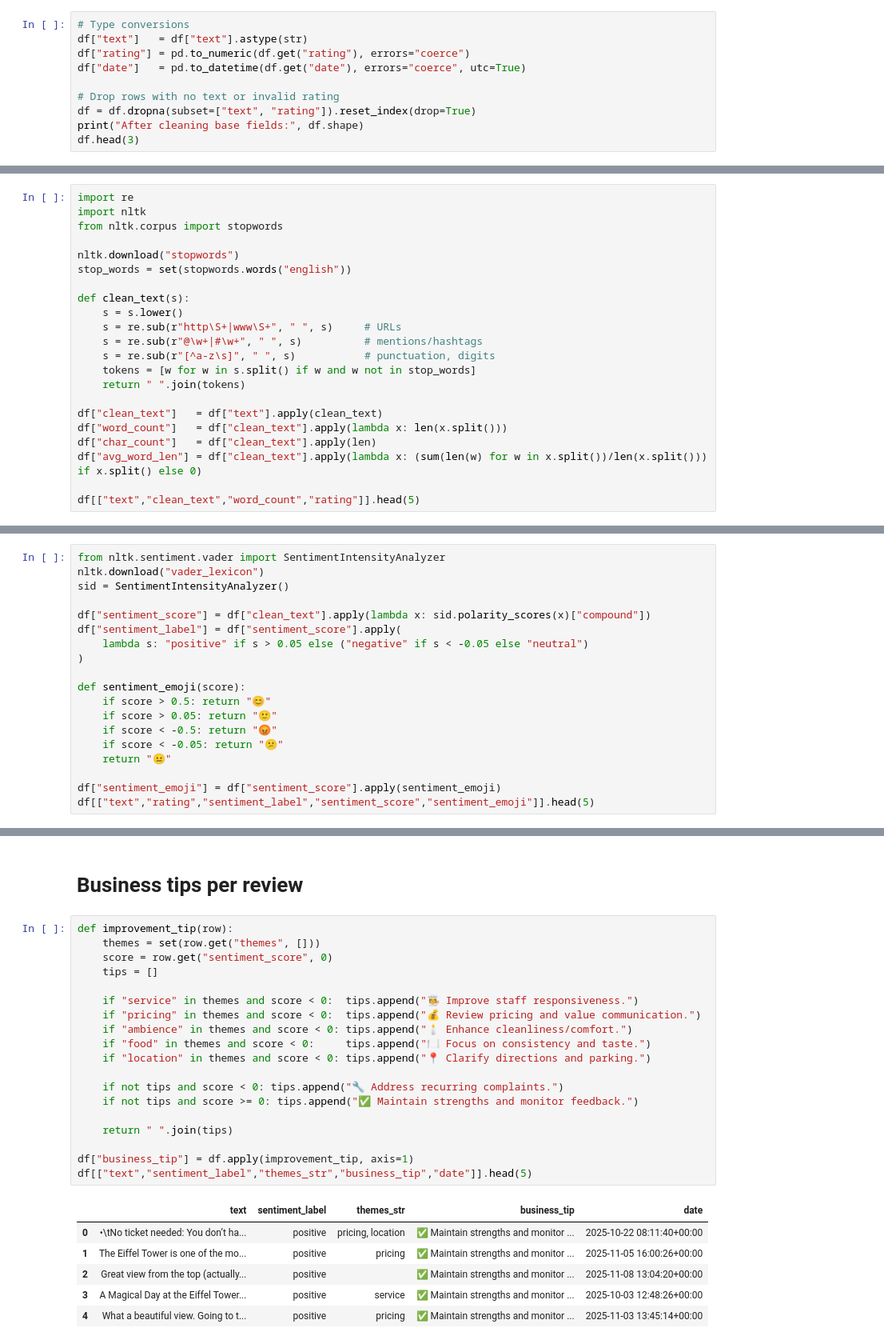
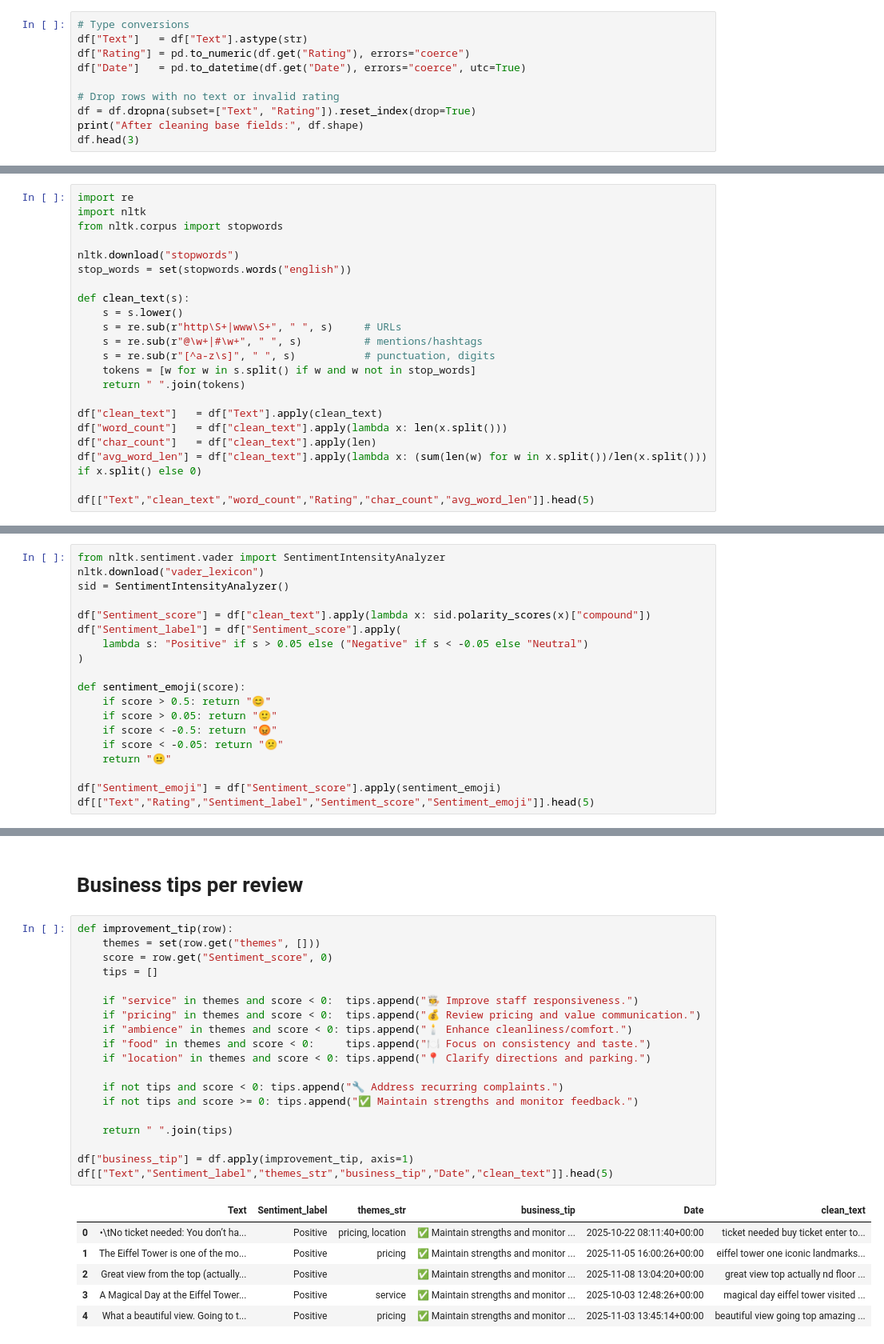
Before and after one commit to Gowthamr1225/Google_reviews-analyzing, a Jupyter notebook: BUSINESS REPUTATION & INSIGHTS ANALYZER.ipynb, the cells around one changed output, grey strips where cells are left out. Shown at 80% size. Drawn from its saved outputs; the diff is of its cells as text.

```diff
--- a/BUSINESS REPUTATION & INSIGHTS ANALYZER.ipynb
+++ b/BUSINESS REPUTATION & INSIGHTS ANALYZER.ipynb
@@ -234,12 +247,12 @@ df.head()
 Convert types and drop bad rows
 # %%
 # Type conversions
-df["text"]   = df["text"].astype(str)
-df["rating"] = pd.to_numeric(df.get("rating"), errors="coerce")
-df["date"]   = pd.to_datetime(df.get("date"), errors="coerce", utc=True)
+df["Text"]   = df["Text"].astype(str)
+df["Rating"] = pd.to_numeric(df.get("Rating"), errors="coerce")
+df["Date"]   = pd.to_datetime(df.get("Date"), errors="coerce", utc=True)
 
 # Drop rows with no text or invalid rating
-df = df.dropna(subset=["text", "rating"]).reset_index(drop=True)
+df = df.dropna(subset=["Text", "Rating"]).reset_index(drop=True)
 print("After cleaning base fields:", df.shape)
 df.head(3)
 # %% [output]
@@ -266,12 +279,12 @@ def clean_text(s):
     tokens = [w for w in s.split() if w and w not in stop_words]
     return " ".join(tokens)
 
-df["clean_text"]   = df["text"].apply(clean_text)
+df["clean_text"]   = df["Text"].apply(clean_text)
 df["word_count"]   = df["clean_text"].apply(lambda x: len(x.split()))
 df["char_count"]   = df["clean_text"].apply(len)
 df["avg_word_len"] = df["clean_text"].apply(lambda x: (sum(len(w) for w in x.split())/len(x.split())) if x.split() else 0)
 
-df[["text","clean_text","word_count","rating"]].head(5)
+df[["Text","clean_text","word_count","Rating","char_count","avg_word_len"]].head(5)
 # %% [output]
 [nltk_data] Downloading package stopwords to
 [nltk_data]     C:\Users\Gowth\AppData\Roaming\nltk_data...
@@ -289,9 +302,9 @@ from nltk.sentiment.vader import SentimentIntensityAnalyzer
 nltk.download("vader_lexicon")
 sid = SentimentIntensityAnalyzer()
 
-df["sentiment_score"] = df["clean_text"].apply(lambda x: sid.polarity_scores(x)["compound"])
-df["sentiment_label"] = df["sentiment_score"].apply(
-    lambda s: "positive" if s > 0.05 else ("negative" if s < -0.05 else "neutral")
+df["Sentiment_score"] = df["clean_text"].apply(lambda x: sid.polarity_scores(x)["compound"])
+df["Sentiment_label"] = df["Sentiment_score"].apply(
+    lambda s: "Positive" if s > 0.05 else ("Negative" if s < -0.05 else "Neutral")
 )
 
 def sentiment_emoji(score):
@@ -301,8 +314,8 @@ def sentiment_emoji(score):
     if score < -0.05: return "😕"
     return "😐"
 
-df["sentiment_emoji"] = df["sentiment_score"].apply(sentiment_emoji)
-df[["text","rating","sentiment_label","sentiment_score","sentiment_emoji"]].head(5)
+df["Sentiment_emoji"] = df["Sentiment_score"].apply(sentiment_emoji)
+df[["Text","Rating","Sentiment_label","Sentiment_score","Sentiment_emoji"]].head(5)
 # %% [output]
 [nltk_data] Downloading package vader_lexicon to
 [nltk_data]     C:\Users\Gowth\AppData\Roaming\nltk_data...
@@ -408,29 +424,29 @@ Passing `palette` without assigning `hue` is deprecated and will be removed in v
 # %%
 def improvement_tip(row):
     themes = set(row.get("themes", []))
-    score = row.get("sentiment_score", 0)
+    score = row.get("Sentiment_score", 0)
     tips = []
 
     if "service" in themes and score < 0:  tips.append("🧑‍🍳 Improve staff responsiveness.")
     if "pricing" in themes and score < 0:  tips.append("💰 Review pricing and value communication.")
     if "ambience" in themes and score < 0: tips.append("🕯️ Enhance cleanliness/comfort.")
     if "food" in themes and score < 0:     tips.append("🍽️ Focus on consistency and taste.")
     if "location" in themes and score < 0: tips.append("📍 Clarify directions and parking.")
 
     if not tips and score < 0: tips.append("🔧 Address recurring complaints.")
     if not tips and score >= 0: tips.append("✅ Maintain strengths and monitor feedback.")
 
     return " ".join(tips)
 
 df["business_tip"] = df.apply(improvement_tip, axis=1)
-df[["text","sentiment_label","themes_str","business_tip","date"]].head(5)
+df[["Text","Sentiment_label","themes_str","business_tip","Date","clean_text"]].head(5)
 # %% [output]
-|  | text | sentiment_label | themes_str | business_tip | date |
-| 0 | •\tNo ticket needed: You don’t ha... | positive | pricing, location | ✅ Maintain strengths and monitor ... | 2025-10-22 08:11:40+00:00 |
-| 1 | The Eiffel Tower is one of the mo... | positive | pricing | ✅ Maintain strengths and monitor ... | 2025-11-05 16:00:26+00:00 |
-| 2 | Great view from the top (actually... | positive |  | ✅ Maintain strengths and monitor ... | 2025-11-08 13:04:20+00:00 |
-| 3 | A Magical Day at the Eiffel Tower... | positive | service | ✅ Maintain strengths and monitor ... | 2025-10-03 12:48:26+00:00 |
-| 4 | What a beautiful view. Going to t... | positive | pricing | ✅ Maintain strengths and monitor ... | 2025-11-03 13:45:14+00:00 |
+|  | Text | Sentiment_label | themes_str | business_tip | Date | clean_text |
+| 0 | •\tNo ticket needed: You don’t ha... | Positive | pricing, location | ✅ Maintain strengths and monitor ... | 2025-10-22 08:11:40+00:00 | ticket needed buy ticket enter to... |
+| 1 | The Eiffel Tower is one of the mo... | Positive | pricing | ✅ Maintain strengths and monitor ... | 2025-11-05 16:00:26+00:00 | eiffel tower one iconic landmarks... |
+| 2 | Great view from the top (actually... | Positive |  | ✅ Maintain strengths and monitor ... | 2025-11-08 13:04:20+00:00 | great view top actually nd floor ... |
+| 3 | A Magical Day at the Eiffel Tower... | Positive | service | ✅ Maintain strengths and monitor ... | 2025-10-03 12:48:26+00:00 | magical day eiffel tower visited ... |
+| 4 | What a beautiful view. Going to t... | Positive | pricing | ✅ Maintain strengths and monitor ... | 2025-11-03 13:45:14+00:00 | beautiful view going top amazing ... |
 # %% [markdown]
 Save cleaned outputs
 # %%
```
Also changed, not shown: parts of 13 cells of this notebook, 2 other files.
